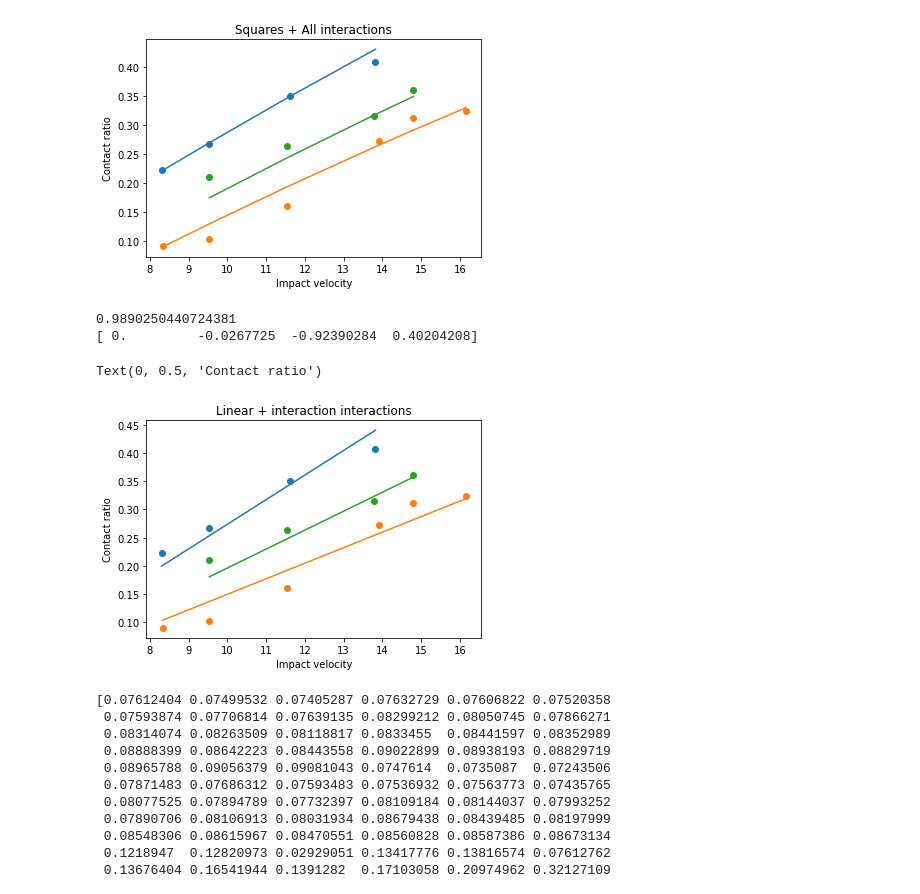
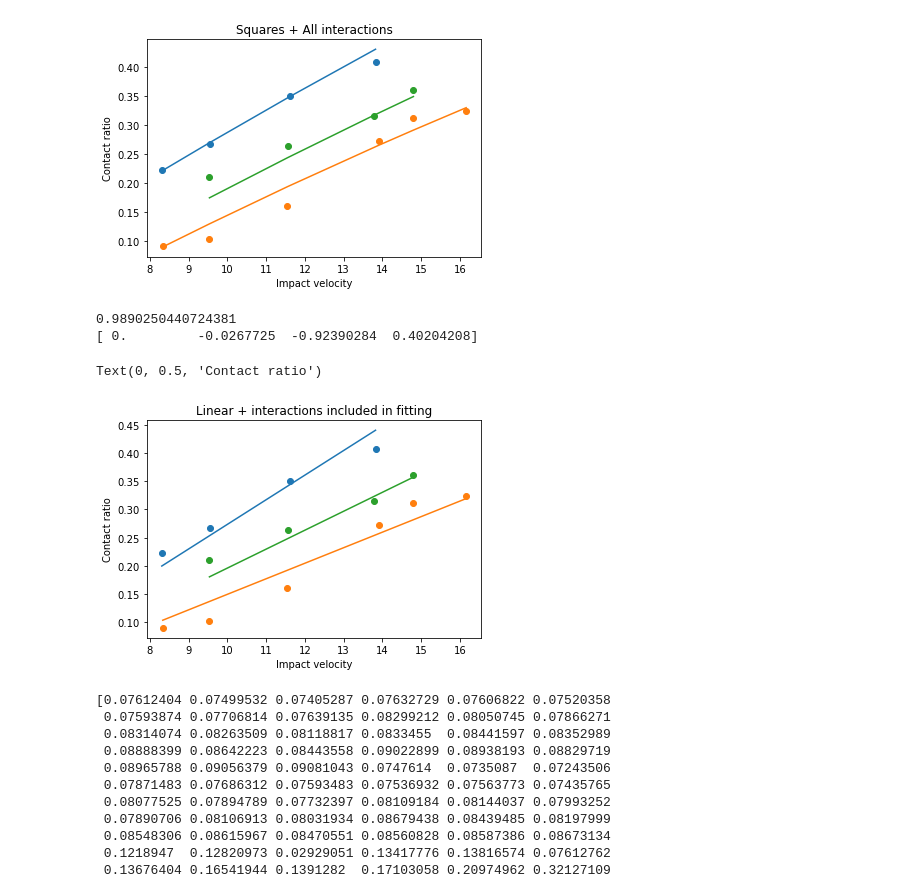
Before and after one commit to csampat/Physics-Constrained-Supervised-Autoencoders-, a Jupyter notebook: src/multivariateFit.ipynb, the cells around one changed output. Saved outputs shown, nothing was run; the diff lists cells and outputs as text; code cells hidden in the pictures.

```diff
--- a/src/multivariateFit.ipynb
+++ b/src/multivariateFit.ipynb
@@ -72,25 +72,25 @@ Text(0, 0.5, 'Contact ratio')
 # %%
 poly1 = PolynomialFeatures(2,interaction_only=True)
 X_poly1 = poly1.fit_transform(X)
 # predict_poly = poly.fit_transform(Y)
 clf1 = LinearRegression()
 clf1.fit(X_poly1,Y)
 mul_coeff = clf1.coef_
 print(clf1.score(X_poly1,Y))
 print(mul_coeff)
 plt.scatter(X[13:17,0],Y[13:17])
 plt.plot(X[13:17,0],clf1.predict(X_poly1[13:17,:]))
 plt.scatter(X[0:6,0],Y[0:6])
 plt.plot(X[0:6,0],clf1.predict(X_poly1[0:6,:]))
 plt.scatter(X[8:12,0],Y[8:12])
 plt.plot(X[8:12,0],clf1.predict(X_poly1[8:12,:]))
-plt.title('Linear + interaction interactions')
+plt.title('Linear + interactions included in fitting')
 plt.xlabel('Impact velocity')
 plt.ylabel('Contact ratio')
 # %% [output]
 0.9890250440724381
 [ 0.         -0.0267725  -0.92390284  0.40204208]
 Text(0, 0.5, 'Contact ratio')
-[figure, old version]
+[figure, new version]
 # %%
 datafile = pd.read_csv('dataFiles/test_data1_WithOutputs_withCalculatedValues.csv')
```
Also changed, not shown: parts of 5 cells of this notebook, 11 other files.
